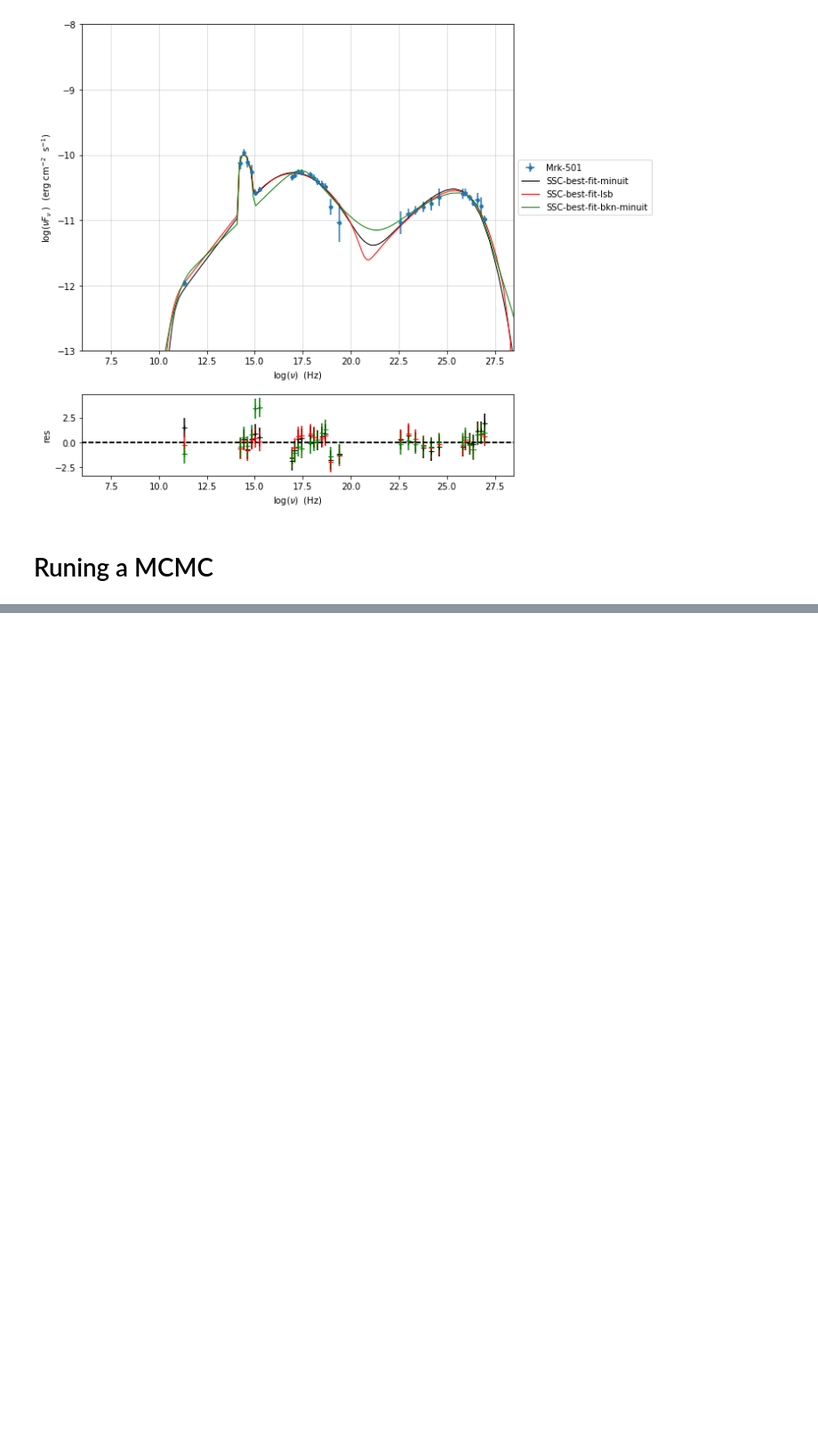
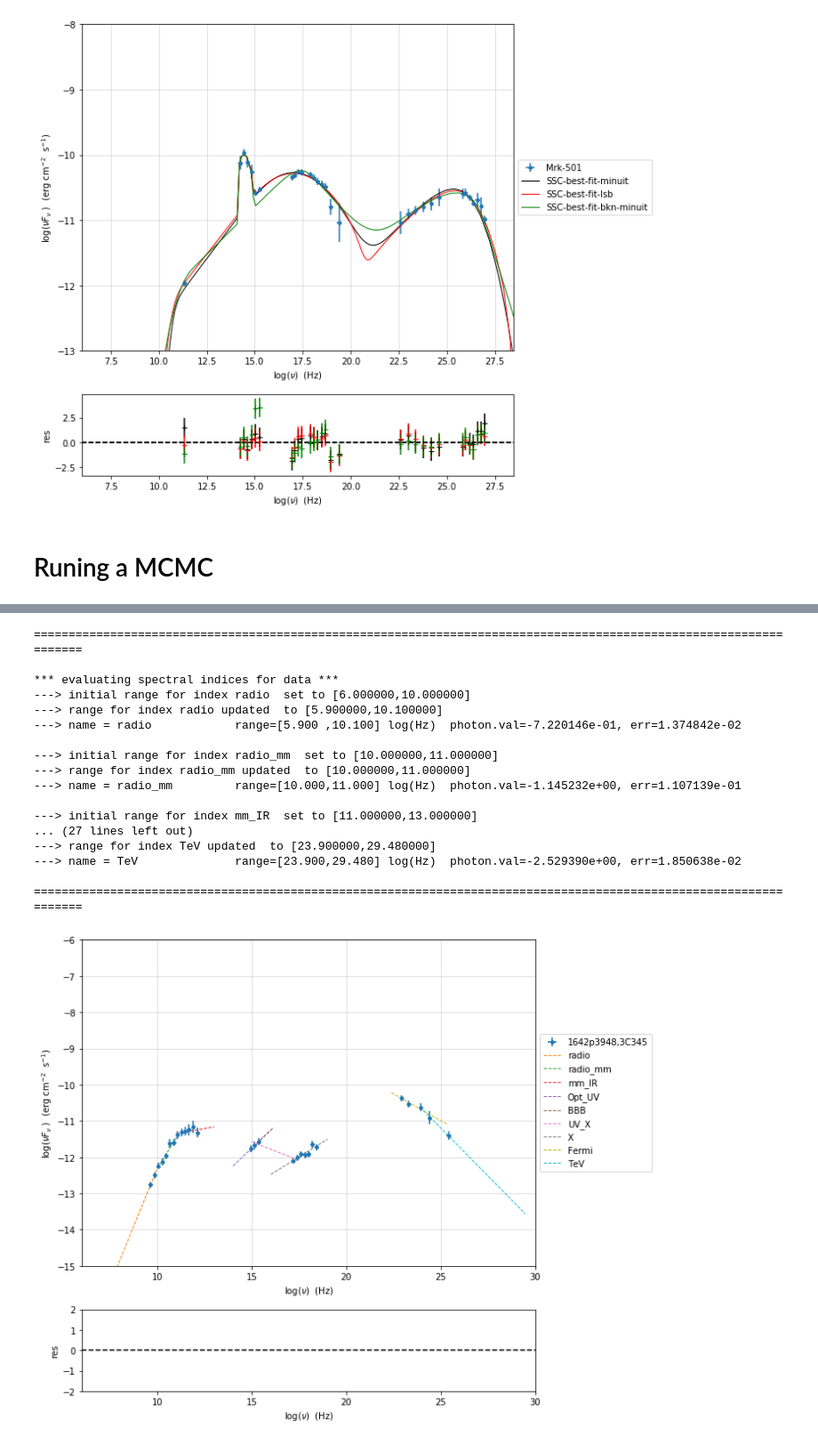
Before and after one commit to andreatramacere/jetset, a Jupyter notebook: notebooks/QuickStart.ipynb, the cells around one changed output, grey strips where cells are left out. Shown at 89% size. Saved outputs shown, nothing was run; the diff lists cells and outputs as text; code cells hidden in the pictures; blank space fills up the shorter version.

```diff
--- a/notebooks/QuickStart.ipynb
+++ b/notebooks/QuickStart.ipynb
@@ -1015,0 +1070,25 @@ f=mcmc.corner_plot()
+# %%
+from jetset.sed_shaper import  SEDShape
+my_shape=SEDShape(sed_data)
+my_shape.eval_indices(silent=True)
+p=my_shape.plot_indices()
+p.rescale(y_min=-15,y_max=-6)
+# %% [output]
+===================================================================================================================
+
+*** evaluating spectral indices for data ***
+---> initial range for index radio  set to [6.000000,10.000000]
+---> range for index radio updated  to [5.900000,10.100000]
+---> name = radio            range=[5.900 ,10.100] log(Hz)  photon.val=-7.220146e-01, err=1.374842e-02
+
+---> initial range for index radio_mm  set to [10.000000,11.000000]
+---> range for index radio_mm updated  to [10.000000,11.000000]
+---> name = radio_mm         range=[10.000,11.000] log(Hz)  photon.val=-1.145232e+00, err=1.107139e-01
+
+---> initial range for index mm_IR  set to [11.000000,13.000000]
+... (27 lines left out)
+---> range for index TeV updated  to [23.900000,29.480000]
+---> name = TeV              range=[23.900,29.480] log(Hz)  photon.val=-2.529390e+00, err=1.850638e-02
+
+===================================================================================================================
+[figure, added]
```
Also changed, not shown: parts of 21 cells of this notebook, 8 other files.
